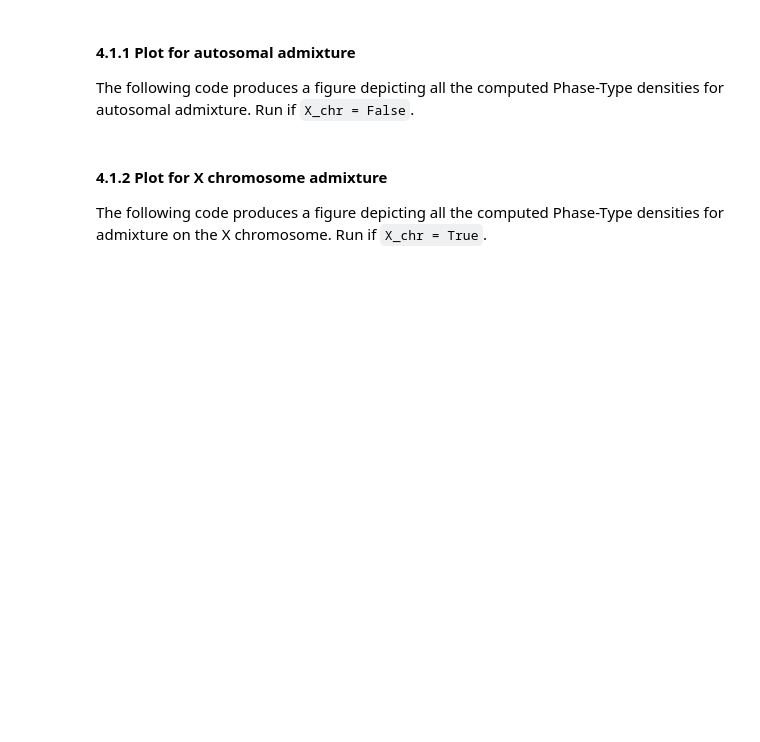
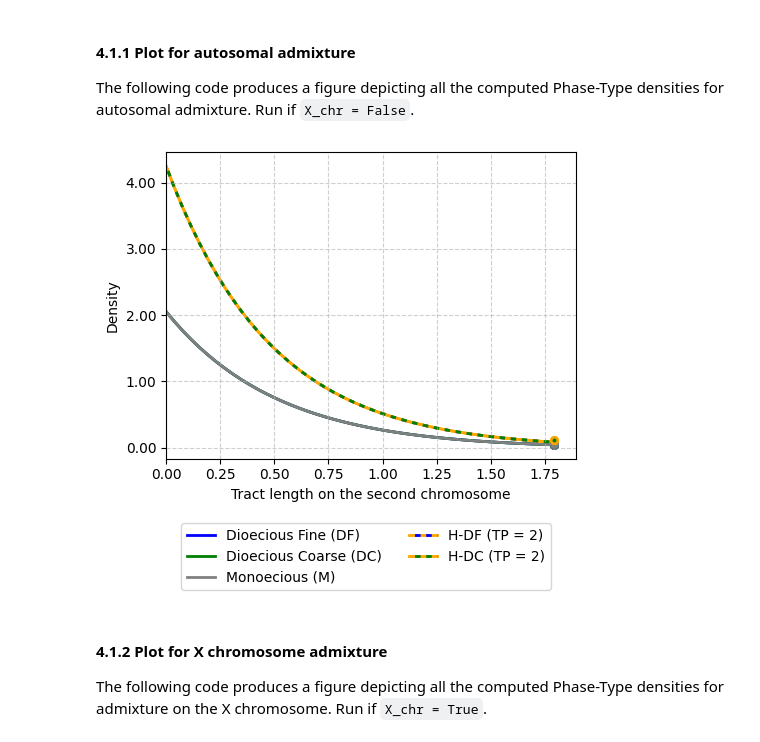
Before and after one commit to gravelLab/tracts, a Jupyter notebook: docs/source/tutorials/phase_type_models.ipynb, the cells around one changed output. Drawn from its saved outputs; the diff is of its cells as text; code cells hidden in the pictures; blank space fills up the shorter version.

```diff
--- a/docs/source/tutorials/phase_type_models.ipynb
+++ b/docs/source/tutorials/phase_type_models.ipynb
@@ -146,12 +155,12 @@ The following parameters set the sex-bias for migration and recombination rates.
 # %%
-prop_of_female_migration = 0.5 # Set 0.5 for unbiased migration, 1 for only female migrants, 0 for only male migrants.
-mig_m = 2*mig_matrix*(1-prop_of_female_migration)
-mig_f = 2*mig_matrix*prop_of_female_migration
+sex_bias = 0 # Sex-bias parameter, from -1 (exclusively male migration) to 1 (exclusively female migration). 0 corresponds to unbiased migration.
+mig_f = mig_matrix + sex_bias*np.minimum(mig_matrix, 1-mig_matrix) # Female-specific migration matrix
+mig_m = mig_matrix - sex_bias*np.minimum(mig_matrix, 1-mig_matrix) # Male-specific migration matrix
 mig_m[-1,:] = mig_matrix[-1,:]
 mig_f[-1,:] = mig_matrix[-1,:]
 
-rec_f = 1 # Female-specific recombination rate
-rec_m = 1 # Male-specific recombination rate
+rho_f = 1 # Female-specific recombination rate
+rho_m = 1 # Male-specific recombination rate
 # %% [markdown]
 ## 3. Compute model parameters and distributions
 
@@ -224,60 +424,13 @@ line_widths = {
 #### 4.1.1 Plot for autosomal admixture
 The following code produces a figure depicting all the computed Phase-Type densities for autosomal admixture. Run if ``X_chr = False``.
 # %%
-outbin = np.max(np.asarray(newbins)[np.asarray(newbins) == which_L])
-whichbin = int(np.where(np.asarray(newbins) == outbin)[0][0])
-
-fig, axes = plt.subplots(1, 1, figsize=(5,4))
-ax = axes
-# Plot lines with improved color and line style
-line1, = ax.plot(np.delete(newbins, whichbin), (density_df[~(np.asarray(newbins) == outbin)]), color=colors['DF'], linestyle=line_styles['DF'], linewidth = line_widths['DF'],  label='Dioecious Fine (DF)', zorder = 1)
-line2, = ax.plot(np.delete(newbins, whichbin), (density_dc[~(np.asarray(newbins) == outbin)]), color=colors['DC'], linestyle=line_styles['DC'], linewidth = line_widths['DC'], label='Dioecious Coarse (DC)', zorder = 1)
-line3, = ax.plot(np.delete(newbins, whichbin), (density_m[~(np.asarray(newbins) == outbin)]), color=colors['M'], linestyle=line_styles['M'], linewidth = line_widths['M'], label='Monoecious (M)', zorder = 1)
-line4, = ax.plot(np.delete(newbins, whichbin), density_hp_df[~(np.asarray(newbins) == outbin)], color=colors['HP'], linestyle=line_styles['HP'], linewidth = line_widths['HP'], label='Ped-DF (TP = 2)', zorder = 1)
-line5, = ax.plot(np.delete(newbins, whichbin), density_hp_df[~(np.asarray(newbins) == outbin)], color=colors['DF'], linestyle=(2, (2, 2)), linewidth = line_widths['HP'], label='Ped-DF (TP = 2)', zorder = 1)
-line6, = ax.plot(np.delete(newbins, whichbin), density_hp_dc[~(np.asarray(newbins) == outbin)], color=colors['HP_DC'], linestyle=line_styles['HP_DC'], linewidth = line_widths['HP_DC'], label='Ped-DC (TP = 2)', zorder = 1)
-line7, = ax.plot(np.delete(newbins, whichbin), density_hp_dc[~(np.asarray(newbins) == outbin)], color=colors['DC'], linestyle=(2, (2, 2)), linewidth = line_widths['HP_DC'], label='Ped-DC (TP = 2)', zorder = 1)
-
-# Customize x and y labels
-ax.set_xlabel('Tract length on the second chromosome', fontsize=10)
-ax.set_ylabel('Density', fontsize=10)
-
-# Add outlier point to the plot
-ax.scatter(outbin, (density_df[np.where(newbins == outbin)[0] - 1]), edgecolor=colors['DF'], s=30, label='Outlier', marker='o', facecolor='white', alpha = 1, zorder = 3)
-ax.scatter(outbin, (density_dc[np.where(newbins == outbin)[0] - 1]), edgecolor=colors['DC'], s=30, label='Outlier',marker='o', facecolor='white', alpha = 1, zorder = 3)
-ax.scatter(outbin, (density_m[np.where(newbins == outbin)[0] - 1]), edgecolor=colors['M'], s=30, label='Outlier', marker='o', facecolor='white', alpha = 1, zorder = 3)
-ax.scatter(outbin, (density_hp_df[np.where(newbins == outbin)[0] - 1]), edgecolor=colors['HP'], s=30, label='Outlier', marker='o', facecolor='white', alpha = 1, zorder = 3)
-ax.scatter(outbin, (density_hp_dc[np.where(newbins == outbin)[0] - 1]), edgecolor=colors['HP_DC'], s=30, label='Outlier', marker='o', facecolor='white', alpha = 1, zorder = 3)
-
-# Add outlier point to the plot
-ax.scatter(outbin, density_df[np.where(newbins == outbin)], edgecolor=colors['DF'], s=30, label='Outlier', marker='o', facecolor=colors['DF'], zorder = 4)
-ax.scatter(outbin, density_dc[np.where(newbins == outbin)], edgecolor=colors['DC'], s=30, label='Outlier',marker='o', facecolor=colors['DC'], zorder = 4)
-ax.scatter(outbin, density_m[np.where(newbins == outbin)], edgecolor=colors['M'], s=30, label='Outlier', marker='o', facecolor=colors['M'], zorder = 4)
-ax.scatter(outbin, density_hp_df[np.where(newbins == outbin)], edgecolor=colors['HP'], s=30, label='Outlier', marker='o', facecolor=colors['HP'], zorder = 4)
-ax.scatter(outbin, density_hp_df[np.where(newbins == outbin)], edgecolor=colors['HP'], s=15, label='Outlier', marker='o', facecolor=colors['DF'], zorder = 4)
-ax.scatter(outbin, density_hp_dc[np.where(newbins == outbin)], edgecolor=colors['HP_DC'], s=30, label='Outlier', marker='o', facecolor=colors['HP_DC'], zorder = 4)
-ax.scatter(outbin, density_hp_dc[np.where(newbins == outbin)], edgecolor=colors['HP_DC'], s=15, label='Outlier', marker='o', facecolor=colors['DC'], zorder = 4)
-
-# Add gridlines
-ax.grid(True, linestyle='--', alpha=0.6)
-
-# Set limits for x-axis and y-axis if necessary
-ax.set_xlim(0, which_L+0.1)
-
-# Customize the ticks
-ax.tick_params(axis='both', which='major', labelsize=10)
-ax.yaxis.set_major_formatter(FormatStrFormatter('%.2f'))
-
-handles = []
-labels = []
-handles.extend([line1, line2, line3, (line4, line5), (line6, line7)])
-labels.extend([line1.get_label(), line2.get_label(), line3.get_label(), line4.get_label(), line6.get_label()])
-
-fig.legend(handles=handles, labels=labels, loc='lower center', bbox_to_anchor=(0.55, -0.2), ncol=2, fontsize=10)
-
-# Adjust spacing between subplots for better layout
-plt.tight_layout(rect=[0, 0, 1, 0.95])
+fig, ax = plot_tractlength_density(bins=newbins,
+                                curves={'DF': density_df, 'DC': density_dc, 'M': density_m, 'H_DF': density_hp_df, 'H_DC': density_hp_dc},
+                                L=which_L,
+                                xlabel='Tract length on the second chromosome')
 plt.show()
+# %% [output]
+[figure, added]
 # %% [markdown]
 #### 4.1.2 Plot for X chromosome admixture
 The following code produces a figure depicting all the computed Phase-Type densities for admixture on the X chromosome. Run if `X_chr = True`.
```
Also changed, not shown: parts of 25 cells of this notebook, 21 other files.
